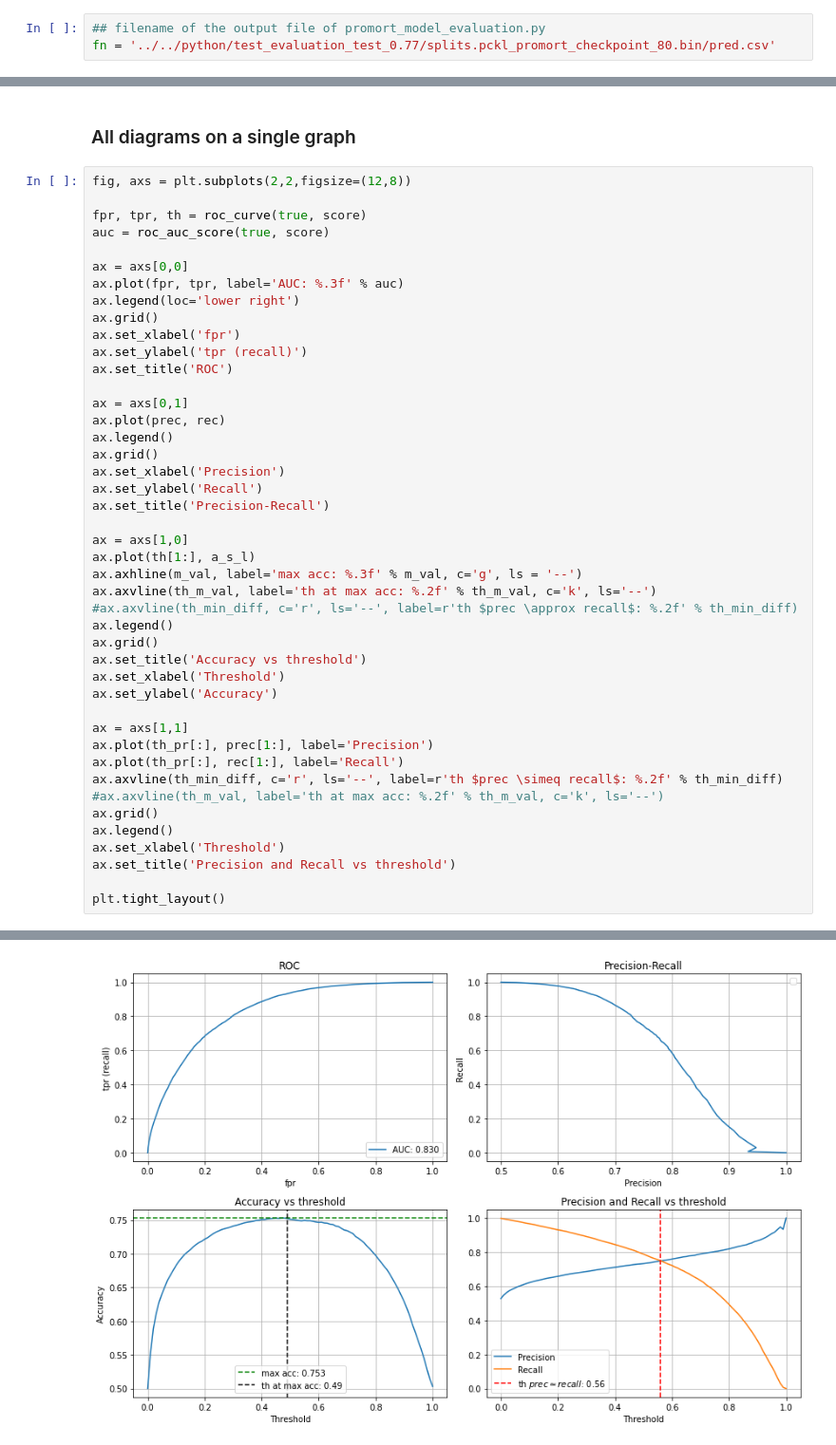
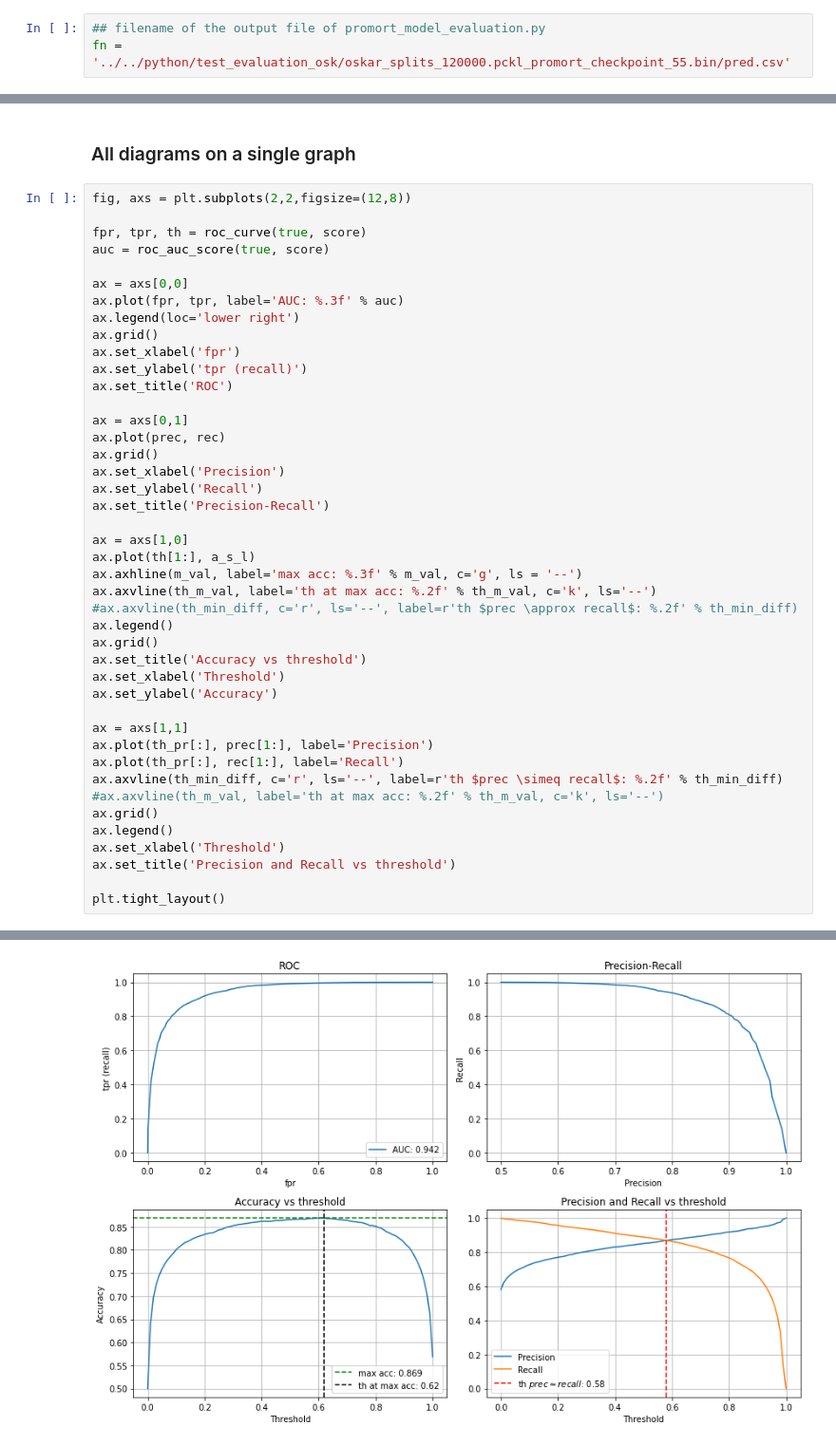
Before and after one commit to deephealthproject/promort_pipeline, a Jupyter notebook: notebooks/Evaluation/ROC_Analysis.ipynb, the cells around one changed output, grey strips where cells are left out. Shown at 95% size. Saved outputs shown, nothing was run; the diff lists cells and outputs as text.

```diff
--- a/notebooks/Evaluation/ROC_Analysis.ipynb
+++ b/notebooks/Evaluation/ROC_Analysis.ipynb
@@ -7,7 +7,7 @@ from sklearn.metrics import roc_auc_score, roc_curve, accuracy_score, precision_
 import matplotlib.pyplot as plt
 # %%
 ## filename of the output file of promort_model_evaluation.py
-fn = '../../python/test_evaluation_test_0.77/splits.pckl_promort_checkpoint_80.bin/pred.csv'
+fn = '../../python/test_evaluation_osk/oskar_splits_120000.pckl_promort_checkpoint_55.bin/pred.csv'
 # %%
 df = pd.read_csv(fn)
 # %%
@@ -61,7 +70,6 @@ ax.set_title('ROC')
 
 ax = axs[0,1]
 ax.plot(prec, rec)
-ax.legend()
 ax.grid()
 ax.set_xlabel('Precision')
 ax.set_ylabel('Recall')
@@ -94 +101 @@ No handles with labels found to put in legend.
-[figure, old version]
+[figure, new version]
```
Also changed, not shown: parts of 4 cells of this notebook.
